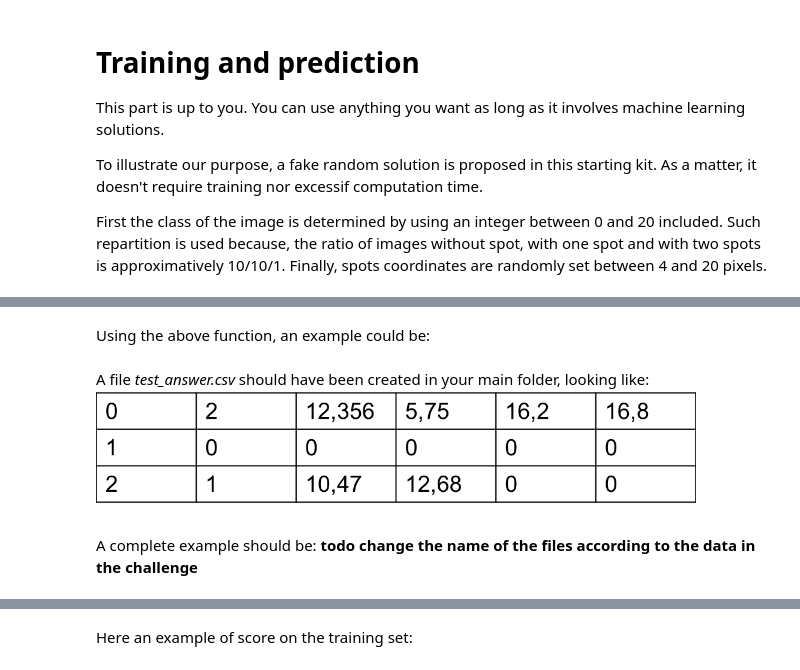
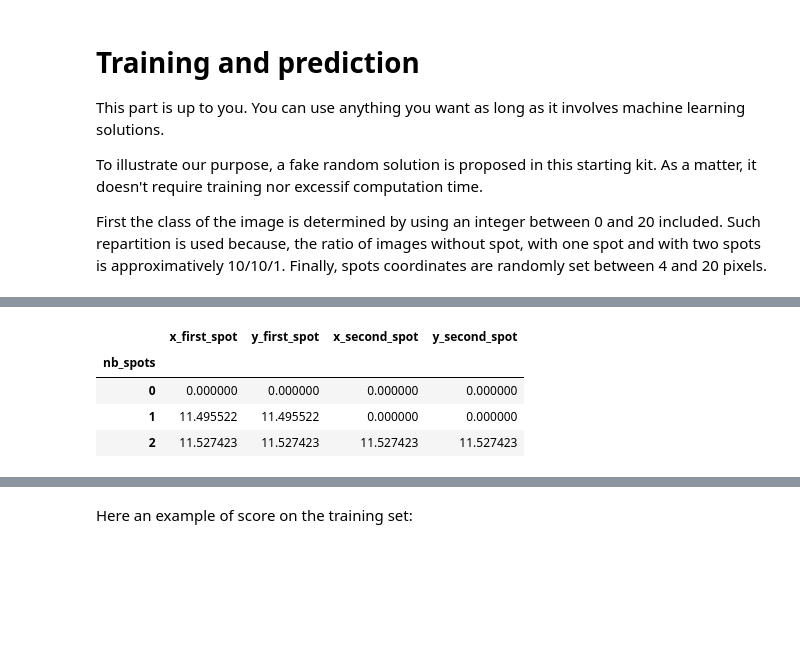
Before and after one commit to KaizenSolutionsDatateam/spot-detection-thales-competition, a Jupyter notebook: startingkit_challenge.ipynb, the cells around one changed output, grey strips where cells are left out. Cells and saved outputs as stored; diff of their text form; code cells hidden in the pictures; blank space fills up the shorter version.

```diff
--- a/startingkit_challenge.ipynb
+++ b/startingkit_challenge.ipynb
@@ -71,5 +67,2 @@ def readImages(nameFile):
 # %% [markdown]
 An image can be printed and displayed such as:
-# %%
-images = readImages("results.tiff")
-print images[5]
@@ -227,2 +148,0 @@ def writeDescription(answer, nameFile = 'answers.csv'):
-# %% [markdown]
-Using the above function, an example could be:
@@ -232,8 +149,37 @@ writeDescription(test_line, "test_answer.csv")
-# %% [markdown]
-A file *test_answer.csv* should have been created in your main folder, looking like:
-<img src="attachment:test_answer.png" width="600">
-# %% [markdown]
-A complete example should be: __todo change the name of the files according to the data in the challenge__
-# %%
-answer = trainPredict("results.tiff")
-writeDescription(answer)
+# %%
+def random_predict(images):
+    """
+    Return a DataFrame with a random pediciton for the `images` list.
+    """
+    rand_spot = np.random.randint(low = 0, high = 21, size = len(images))
+    rand_location = np.random.random(len(images)) * 16 + 4
+    answer =  pd.DataFrame(0,
+                           index=np.arange(len(images)),
+                           columns=["nb_spots",
+                                     "x_first_spot", "y_first_spot",
+                                     "x_second_spot", "y_second_spot"])
+    # Zero spot
+    cond = (rand_spot) < 10
+    answer.nb_spots[cond] = 0
+    # one spot
+    cond = (rand_spot >= 10) & (rand_spot < 20)
+    answer.nb_spots[cond] = 1
+    answer.x_first_spot[cond] = rand_location[cond]
+    answer.y_first_spot[cond] = rand_location[cond]
+    # two spots
+    cond = (rand_spot == 20)
+    answer.nb_spots[cond] = 2
+    answer.x_first_spot[cond] = rand_location[cond]
+    answer.y_first_spot[cond] = rand_location[cond]
+    answer.x_second_spot[cond] = rand_location[cond]
+    answer.y_second_spot[cond] = rand_location[cond]
+    return answer
+# %%
+train_prediction = random_predict(train_images)
+train_prediction.groupby("nb_spots").mean()
+# %% [output]
+|  | x_first_spot | y_first_spot | x_second_spot | y_second_spot |
+| nb_spots |  |  |  |  |
+| 0 | 0.000000 | 0.000000 | 0.000000 | 0.000000 |
+| 1 | 11.495522 | 11.495522 | 0.000000 | 0.000000 |
+| 2 | 11.527423 | 11.527423 | 11.527423 | 11.527423 |
```
Also changed, not shown: parts of 28 cells of this notebook, 1 other file.
